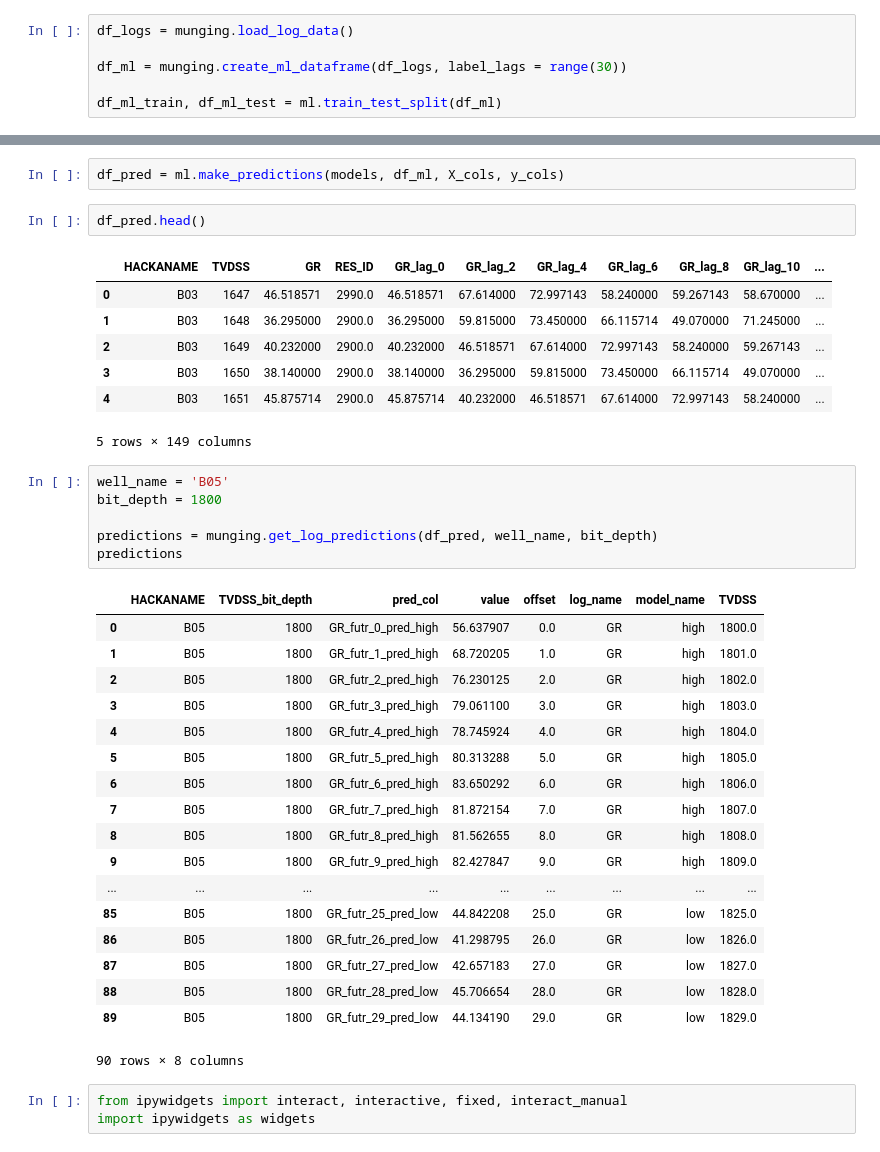
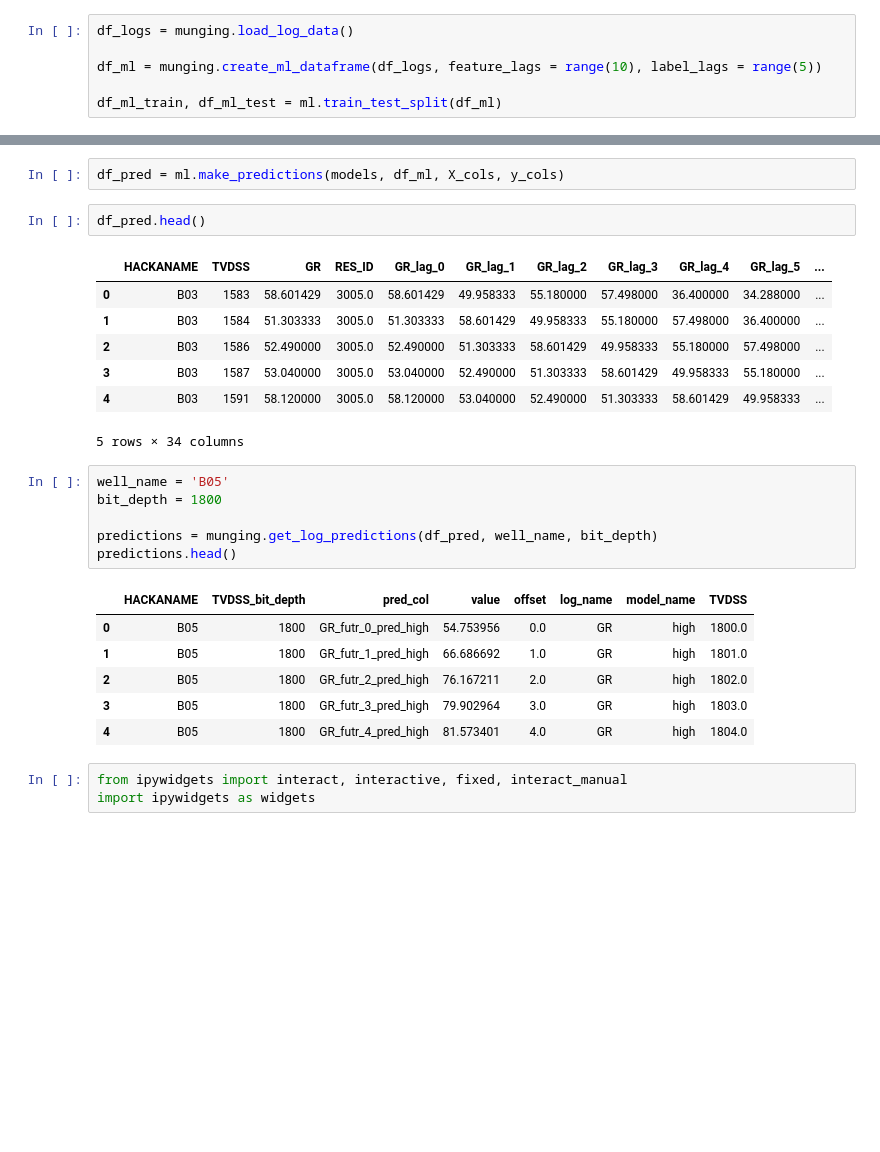
Before and after one commit to connortann/mystic-bit, a Jupyter notebook: notebooks/CT_4_uncertainty.ipynb, the cells around one changed output, grey strips where cells are left out. Drawn from its saved outputs; the diff is of its cells as text; blank space fills up the shorter version.

```diff
--- a/notebooks/CT_4_uncertainty.ipynb
+++ b/notebooks/CT_4_uncertainty.ipynb
@@ -21,7 +21,7 @@ AH AH AH AH
 # %%
 df_logs = munging.load_log_data()
 
-df_ml = munging.create_ml_dataframe(df_logs, label_lags = range(30))
+df_ml = munging.create_ml_dataframe(df_logs, feature_lags = range(10), label_lags = range(5))
 
 df_ml_train, df_ml_test = ml.train_test_split(df_ml)
 # %% [output]
@@ -43,38 +43,26 @@ df_pred = ml.make_predictions(models, df_ml, X_cols, y_cols)
 # %%
 df_pred.head()
 # %% [output]
-|  | HACKANAME | TVDSS | GR | RES_ID | GR_lag_0 | GR_lag_2 | GR_lag_4 | GR_lag_6 | GR_lag_8 | GR_lag_10 | ... |
-| 0 | B03 | 1647 | 46.518571 | 2990.0 | 46.518571 | 67.614000 | 72.997143 | 58.240000 | 59.267143 | 58.670000 | ... |
-| 1 | B03 | 1648 | 36.295000 | 2900.0 | 36.295000 | 59.815000 | 73.450000 | 66.115714 | 49.070000 | 71.245000 | ... |
-| 2 | B03 | 1649 | 40.232000 | 2900.0 | 40.232000 | 46.518571 | 67.614000 | 72.997143 | 58.240000 | 59.267143 | ... |
-| 3 | B03 | 1650 | 38.140000 | 2900.0 | 38.140000 | 36.295000 | 59.815000 | 73.450000 | 66.115714 | 49.070000 | ... |
-| 4 | B03 | 1651 | 45.875714 | 2900.0 | 45.875714 | 40.232000 | 46.518571 | 67.614000 | 72.997143 | 58.240000 | ... |
+|  | HACKANAME | TVDSS | GR | RES_ID | GR_lag_0 | GR_lag_1 | GR_lag_2 | GR_lag_3 | GR_lag_4 | GR_lag_5 | ... |
+| 0 | B03 | 1583 | 58.601429 | 3005.0 | 58.601429 | 49.958333 | 55.180000 | 57.498000 | 36.400000 | 34.288000 | ... |
+| 1 | B03 | 1584 | 51.303333 | 3005.0 | 51.303333 | 58.601429 | 49.958333 | 55.180000 | 57.498000 | 36.400000 | ... |
+| 2 | B03 | 1586 | 52.490000 | 3005.0 | 52.490000 | 51.303333 | 58.601429 | 49.958333 | 55.180000 | 57.498000 | ... |
+| 3 | B03 | 1587 | 53.040000 | 3005.0 | 53.040000 | 52.490000 | 51.303333 | 58.601429 | 49.958333 | 55.180000 | ... |
+| 4 | B03 | 1591 | 58.120000 | 3005.0 | 58.120000 | 53.040000 | 52.490000 | 51.303333 | 58.601429 | 49.958333 | ... |
-5 rows × 149 columns
+5 rows × 34 columns
 # %%
 well_name = 'B05'
 bit_depth = 1800
 
 predictions = munging.get_log_predictions(df_pred, well_name, bit_depth)
-predictions
+predictions.head()
 # %% [output]
 |  | HACKANAME | TVDSS_bit_depth | pred_col | value | offset | log_name | model_name | TVDSS |
-| 0 | B05 | 1800 | GR_futr_0_pred_high | 56.637907 | 0.0 | GR | high | 1800.0 |
-| 1 | B05 | 1800 | GR_futr_1_pred_high | 68.720205 | 1.0 | GR | high | 1801.0 |
-| 2 | B05 | 1800 | GR_futr_2_pred_high | 76.230125 | 2.0 | GR | high | 1802.0 |
-| 3 | B05 | 1800 | GR_futr_3_pred_high | 79.061100 | 3.0 | GR | high | 1803.0 |
-| 4 | B05 | 1800 | GR_futr_4_pred_high | 78.745924 | 4.0 | GR | high | 1804.0 |
-| 5 | B05 | 1800 | GR_futr_5_pred_high | 80.313288 | 5.0 | GR | high | 1805.0 |
-| 6 | B05 | 1800 | GR_futr_6_pred_high | 83.650292 | 6.0 | GR | high | 1806.0 |
-| 7 | B05 | 1800 | GR_futr_7_pred_high | 81.872154 | 7.0 | GR | high | 1807.0 |
-| 8 | B05 | 1800 | GR_futr_8_pred_high | 81.562655 | 8.0 | GR | high | 1808.0 |
-| 9 | B05 | 1800 | GR_futr_9_pred_high | 82.427847 | 9.0 | GR | high | 1809.0 |
-| ... | ... | ... | ... | ... | ... | ... | ... | ... |
-| 85 | B05 | 1800 | GR_futr_25_pred_low | 44.842208 | 25.0 | GR | low | 1825.0 |
-| 86 | B05 | 1800 | GR_futr_26_pred_low | 41.298795 | 26.0 | GR | low | 1826.0 |
-| 87 | B05 | 1800 | GR_futr_27_pred_low | 42.657183 | 27.0 | GR | low | 1827.0 |
-| 88 | B05 | 1800 | GR_futr_28_pred_low | 45.706654 | 28.0 | GR | low | 1828.0 |
-| 89 | B05 | 1800 | GR_futr_29_pred_low | 44.134190 | 29.0 | GR | low | 1829.0 |
+| 0 | B05 | 1800 | GR_futr_0_pred_high | 54.753956 | 0.0 | GR | high | 1800.0 |
+| 1 | B05 | 1800 | GR_futr_1_pred_high | 66.686692 | 1.0 | GR | high | 1801.0 |
+| 2 | B05 | 1800 | GR_futr_2_pred_high | 76.167211 | 2.0 | GR | high | 1802.0 |
+| 3 | B05 | 1800 | GR_futr_3_pred_high | 79.902964 | 3.0 | GR | high | 1803.0 |
+| 4 | B05 | 1800 | GR_futr_4_pred_high | 81.573401 | 4.0 | GR | high | 1804.0 |
-90 rows × 8 columns
 # %%
 from ipywidgets import interact, interactive, fixed, interact_manual
 import ipywidgets as widgets
```
Also changed, not shown: parts of 12 cells of this notebook, 1 other file.
